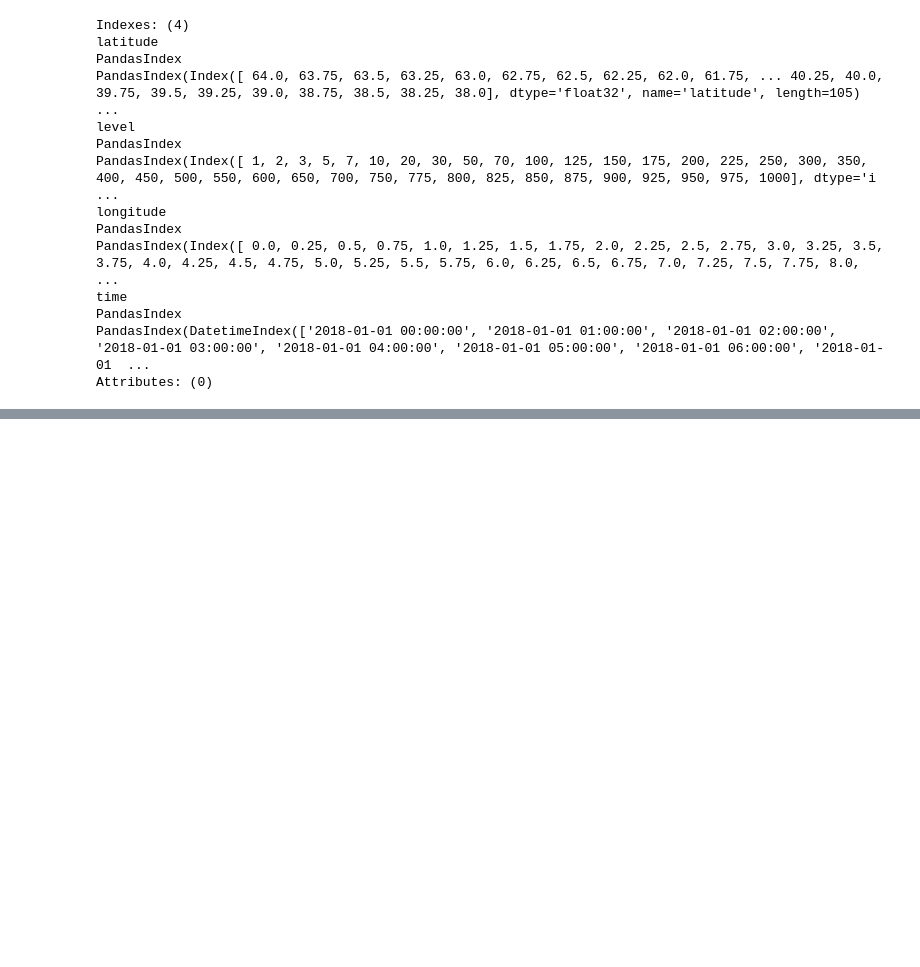
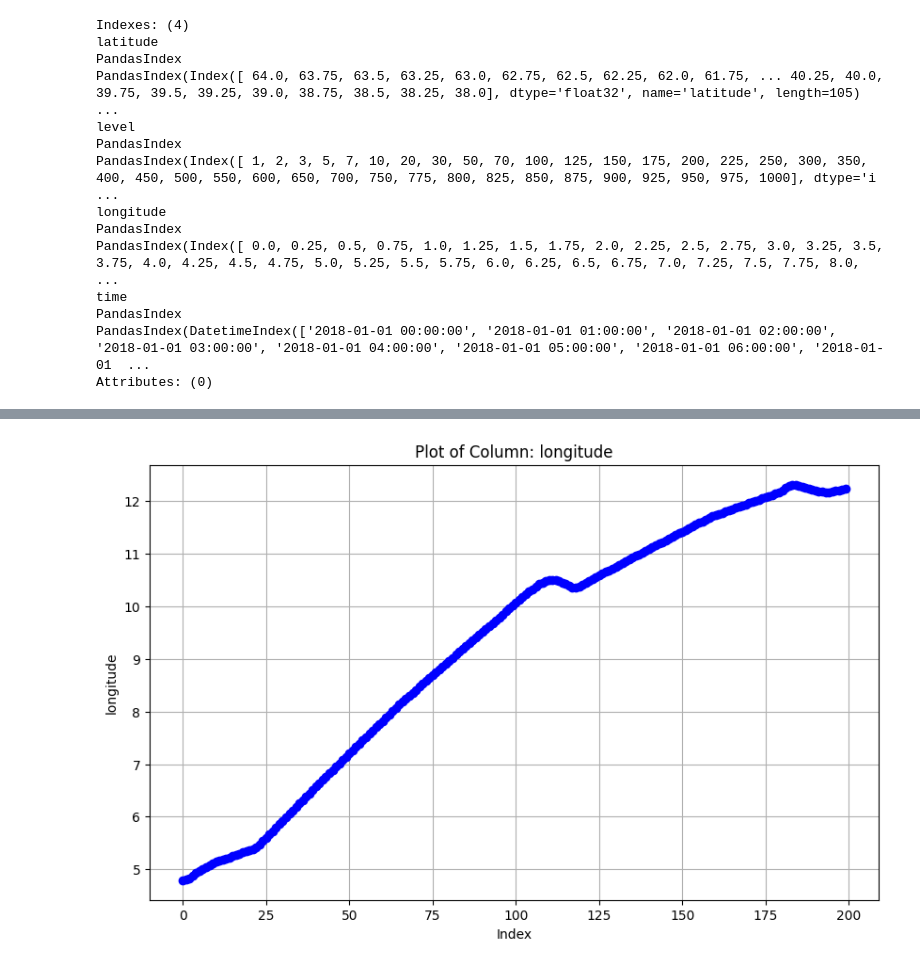
Before and after one commit to SynthAIr/DM_FM_Trajectories, a Jupyter notebook: src/data/weather_data.ipynb, the cells around one changed output, grey strips where cells are left out. Saved outputs shown, nothing was run; the diff lists cells and outputs as text; code cells hidden in the pictures; blank space fills up the shorter version.

```diff
--- a/src/data/weather_data.ipynb
+++ b/src/data/weather_data.ipynb
@@ -665,0 +689,3 @@ TypeError: Invalid shape (3, 5, 5) for image data
+# %%
+df_2 = df_2.clean_invalid(1)
+df_2
@@ -665,0 +707,4 @@ TypeError: Invalid shape (3, 5, 5) for image data
+# %%
+plot_column(df_2[1].data, "longitude")
+# %% [output]
+[figure, added]
```
Also changed, not shown: parts of 19 cells of this notebook, 4 other files.
